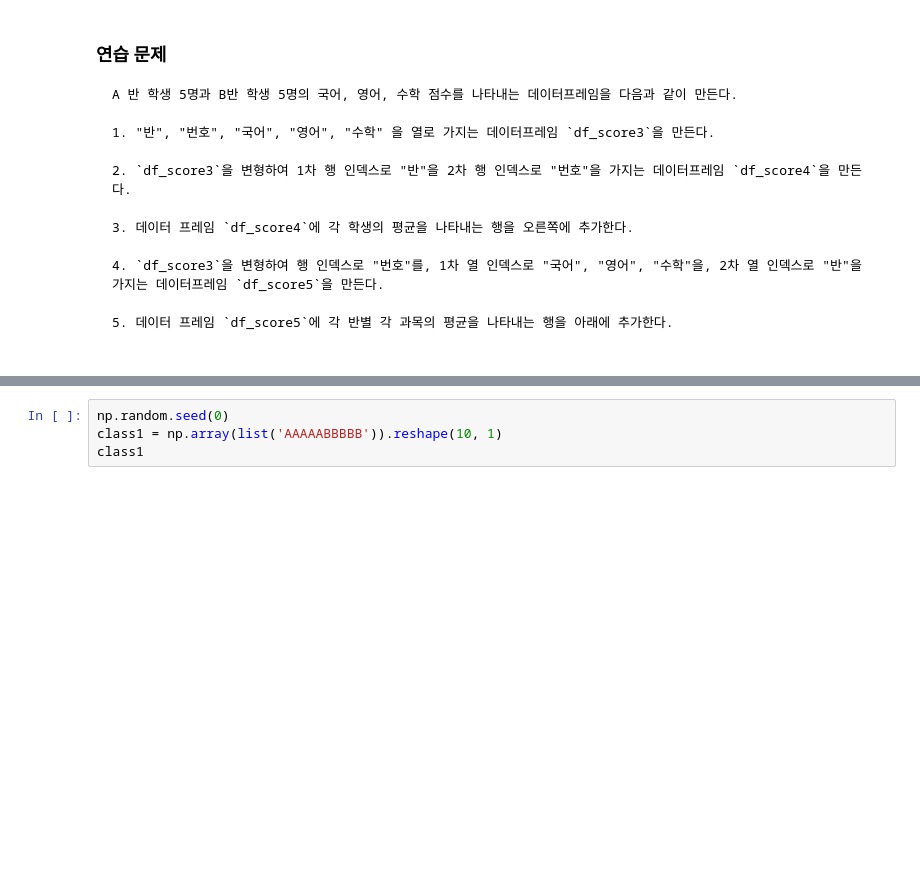
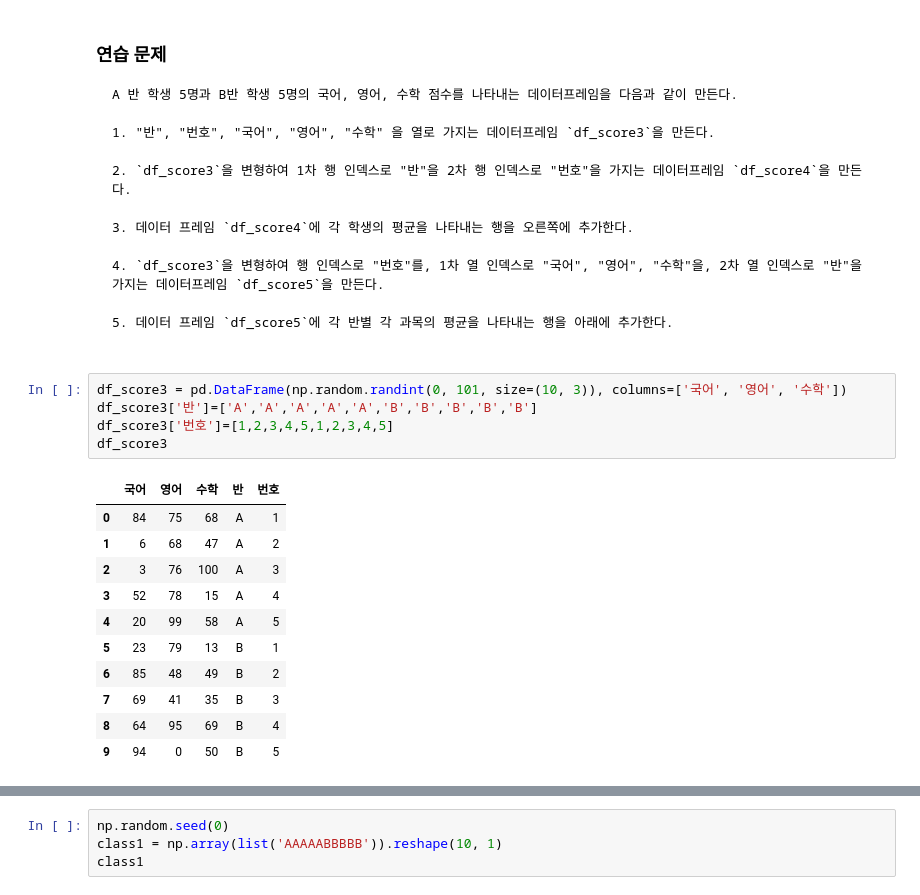
Before and after one commit to ddonghub/WASSUP2, a Jupyter notebook: data_processing/03.05_Pandas 데이터프레임 인덱스 조작.ipynb, the cells around one changed output, grey strips where cells are left out. Saved outputs shown, nothing was run; the diff lists cells and outputs as text; blank space fills up the shorter version.

`````diff
--- a/data_processing/03.05_Pandas 데이터프레임 인덱스 조작.ipynb
+++ b/data_processing/03.05_Pandas 데이터프레임 인덱스 조작.ipynb
@@ -661,3 +699,20 @@ A 반 학생 5명과 B반 학생 5명의 국어, 영어, 수학 점수를 나타
 5. 데이터 프레임 `df_score5`에 각 반별 각 과목의 평균을 나타내는 행을 아래에 추가한다.
 
 ````
+# %%
+df_score3 = pd.DataFrame(np.random.randint(0, 101, size=(10, 3)), columns=['국어', '영어', '수학'])
+df_score3['반']=['A','A','A','A','A','B','B','B','B','B']
+df_score3['번호']=[1,2,3,4,5,1,2,3,4,5]
+df_score3
+# %% [output]
+|  | 국어 | 영어 | 수학 | 반 | 번호 |
+| 0 | 84 | 75 | 68 | A | 1 |
+| 1 | 6 | 68 | 47 | A | 2 |
+| 2 | 3 | 76 | 100 | A | 3 |
+| 3 | 52 | 78 | 15 | A | 4 |
+| 4 | 20 | 99 | 58 | A | 5 |
+| 5 | 23 | 79 | 13 | B | 1 |
+| 6 | 85 | 48 | 49 | B | 2 |
+| 7 | 69 | 41 | 35 | B | 3 |
+| 8 | 64 | 95 | 69 | B | 4 |
+| 9 | 94 | 0 | 50 | B | 5 |
`````
Also changed, not shown: parts of 12 cells of this notebook, 10 other files.
